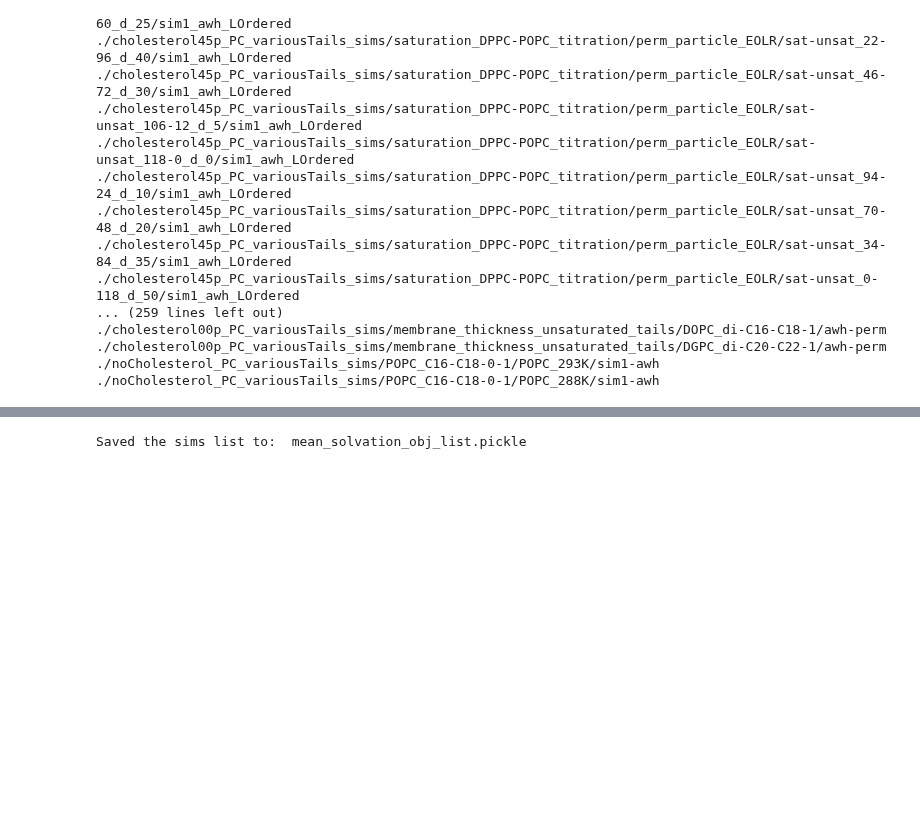
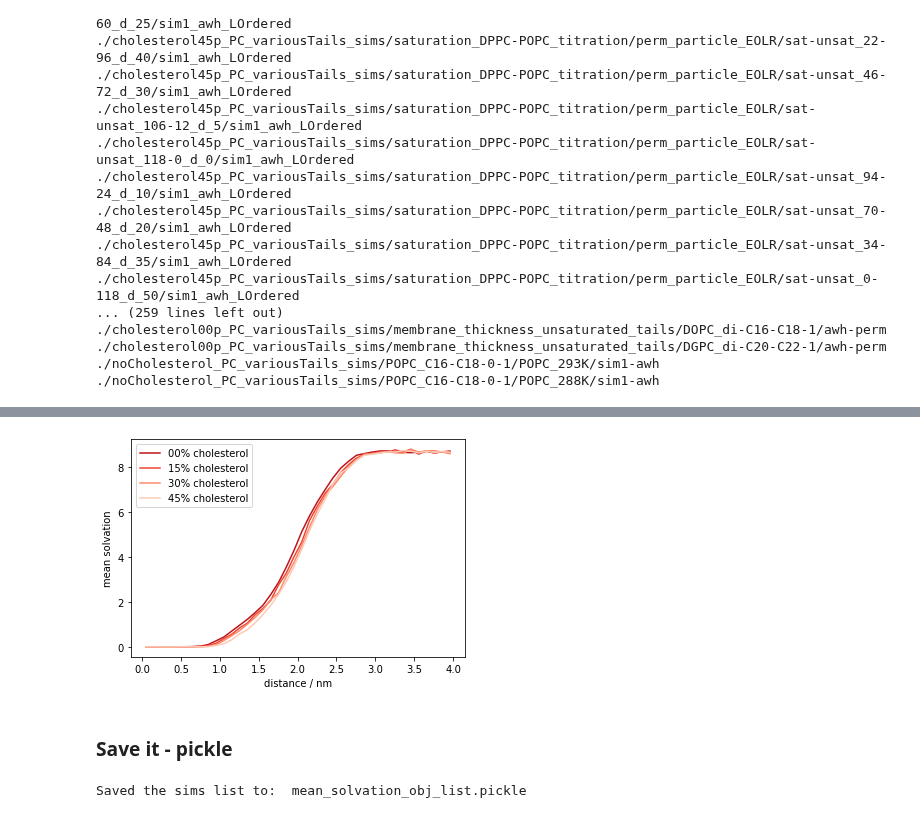
Before and after one commit to jmelcr/permeability, a Jupyter notebook: martini3/plot_mean_solvation_of_x_all_sims.ipynb, the cells around one changed output, grey strips where cells are left out. Saved outputs shown, nothing was run; the diff lists cells and outputs as text; code cells hidden in the pictures; blank space fills up the shorter version.

```diff
--- a/martini3/plot_mean_solvation_of_x_all_sims.ipynb
+++ b/martini3/plot_mean_solvation_of_x_all_sims.ipynb
@@ -262,3 +310,27 @@ fig.figure.savefig("mean_solvation_profiles_satur-d0_sterol-series.png", dpi=150
+# %%
+# make a plot of the mean solvation profile for each simulation
+for sim in sims:
+    s = sim
+    if all(x in s.dirname for x in sel_kwords_dirname) and any(x in s.dirname for x in sel_kwords_dirname_any) and not any(x in s.dirname for x in ["AWHk", "(1)"]):  #any(x in sim.dirname for x in selected_particles):
+        try:
+            fig = sim.plot_mean_solv_profile(plt_label="{}% cholesterol".format(sim.label))
+        except:
+            pass
+
+#fig.figure.set_size_inches([4d.4,2.2])
+
+fig.set_xlabel("distance / nm")
+fig.set_ylabel("mean solvation")
+
+fig.figure.savefig("mean_solvation_profiles_unsatur-d50_sterol-series.png", dpi=150, bbox_inches='tight')
+
+#fig.set_xlim([0.5,2.2])
+#fig.set_ylim([-0.1, 8.0])
+#fig.figure.savefig("mean_solvation_profiles_zoomin.png", dpi=150, bbox_inches='tight')
+# %% [output]
+[figure, added]
+# %% [markdown]
+### Save it - pickle
 # %%
 # save the list of simulations
 with open("mean_solvation_obj_list.pickle", 'bw') as picfile:
```
Also changed, not shown: parts of 10 cells of this notebook, 7 other files.
